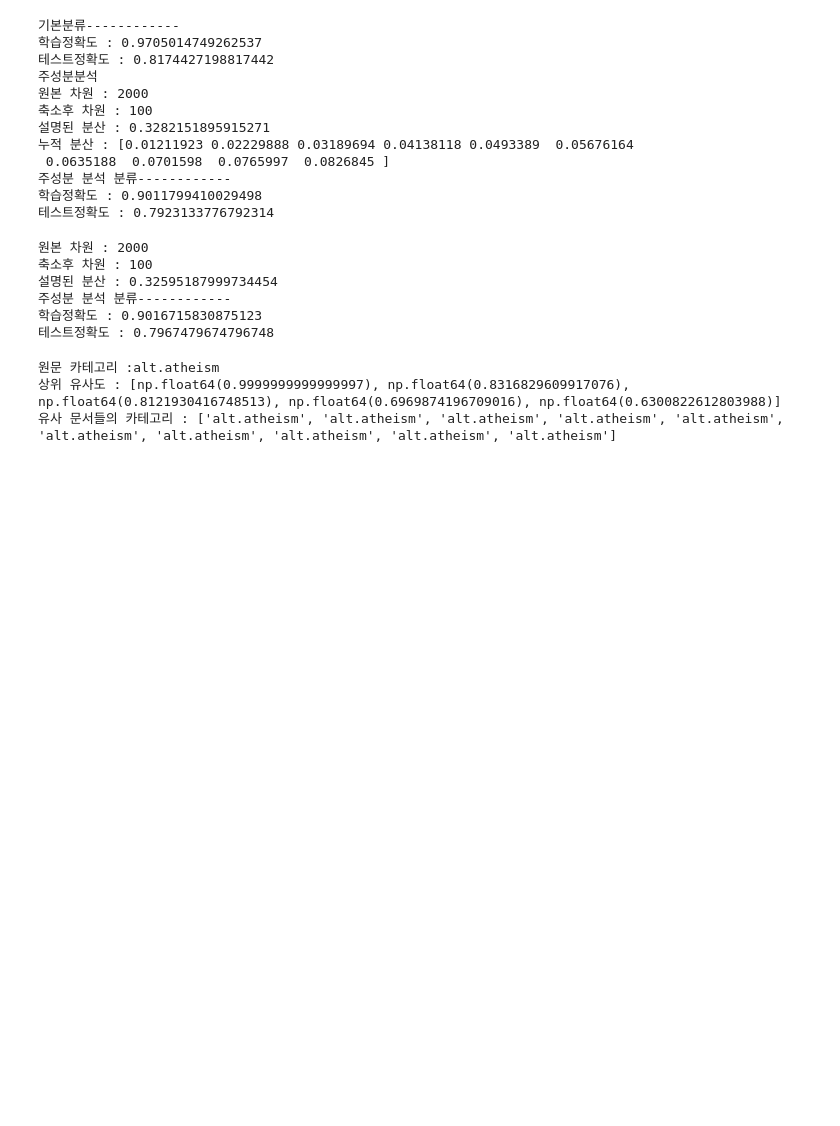
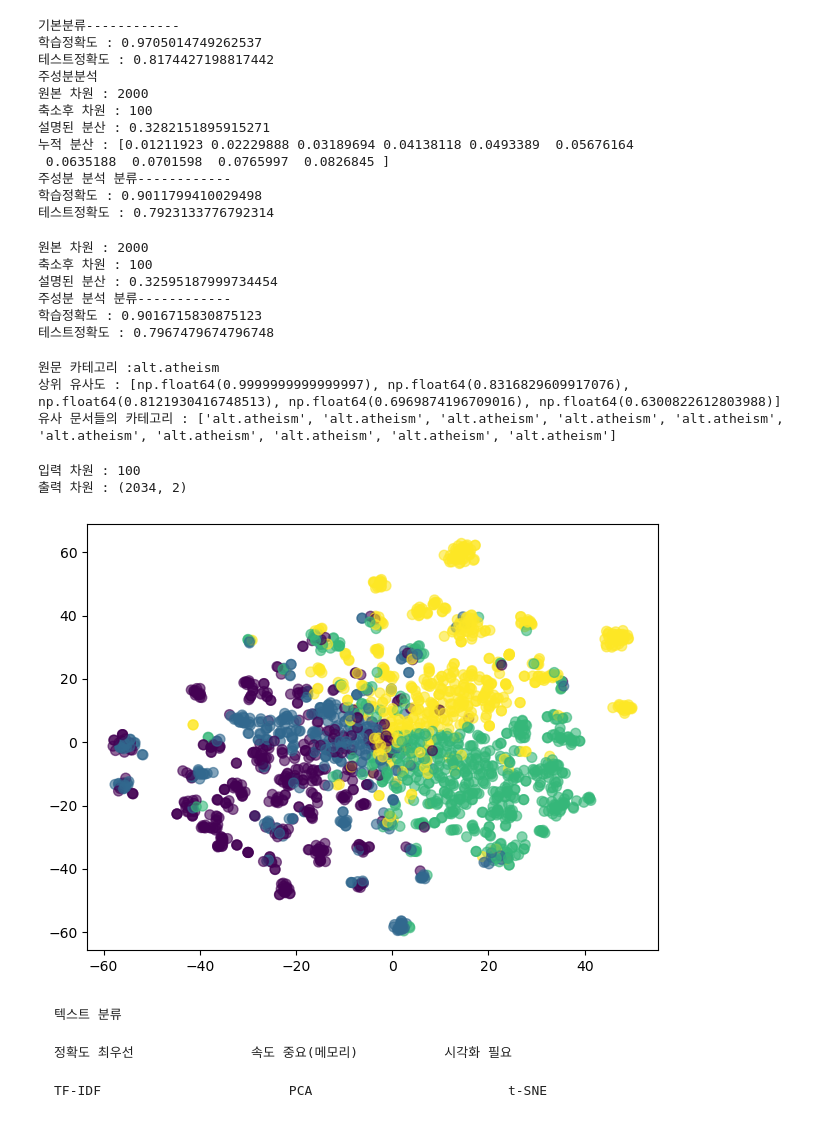
Before and after one commit to pia222sk20/LLM, a Jupyter notebook: ch06/01.ipynb, the cells around one changed output. Cells and saved outputs as stored; diff of their text form; code cells hidden in the pictures; blank space fills up the shorter version.

````diff
--- a/ch06/01.ipynb
+++ b/ch06/01.ipynb
@@ -178,5 +178,18 @@ print(f'유사 문서들의 카테고리 : {similar_categorys[:10]}')
 # 주의 : 분석용이 아니라 시각화 전용
 from sklearn.manifold import TSNE
 # perplexity 이웃개수 조절
-tsne = TSNE(n_components=2, random_state=42, perplexity=30, n_iter=1000)
-tsne.fit_transform(x_train)
+tsne = TSNE(n_components=2, random_state=42, perplexity=30)
+tnse_lsa = tsne.fit_transform(x_train_lsa)
+print(f'입력 차원 : {x_train_lsa.shape[1]}')
+print(f'출력 차원 : {tnse_lsa.shape}')
+# %% [output]
+입력 차원 : 100
+출력 차원 : (2034, 2)
+# %%
+import matplotlib.pyplot as plt
+colors = y_train[:len(tnse_lsa)]
+plt.scatter(tnse_lsa[:,0],tnse_lsa[:,1],c = colors, cmap='viridis',alpha=0.6,s=50)
+plt.tight_layout()
+plt.show()
+# %% [output]
+[figure, added]
@@ -182,0 +213,8 @@ tsne.fit_transform(x_train)
+# %% [markdown]
+```
+텍스트 분류
+
+정확도 최우선               속도 중요(메모리)           시각화 필요
+
+TF-IDF                        PCA                         t-SNE
+```
````
Also changed, not shown: parts of 1 cell of this notebook.
